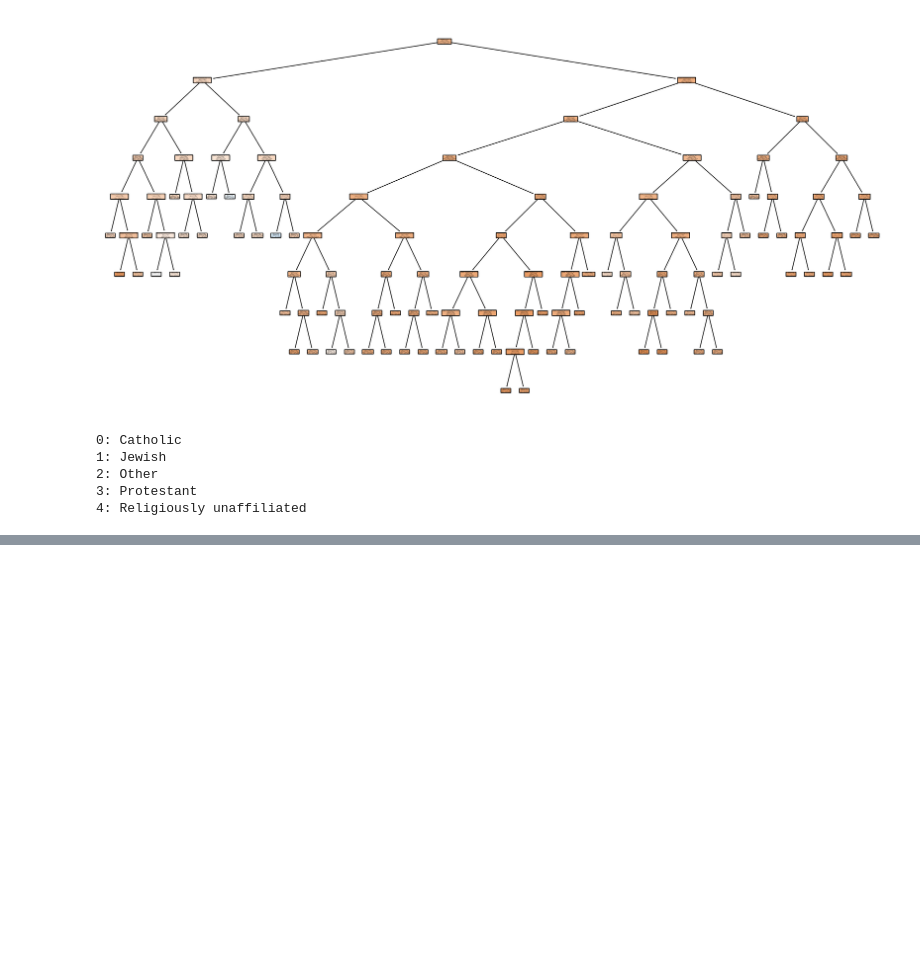
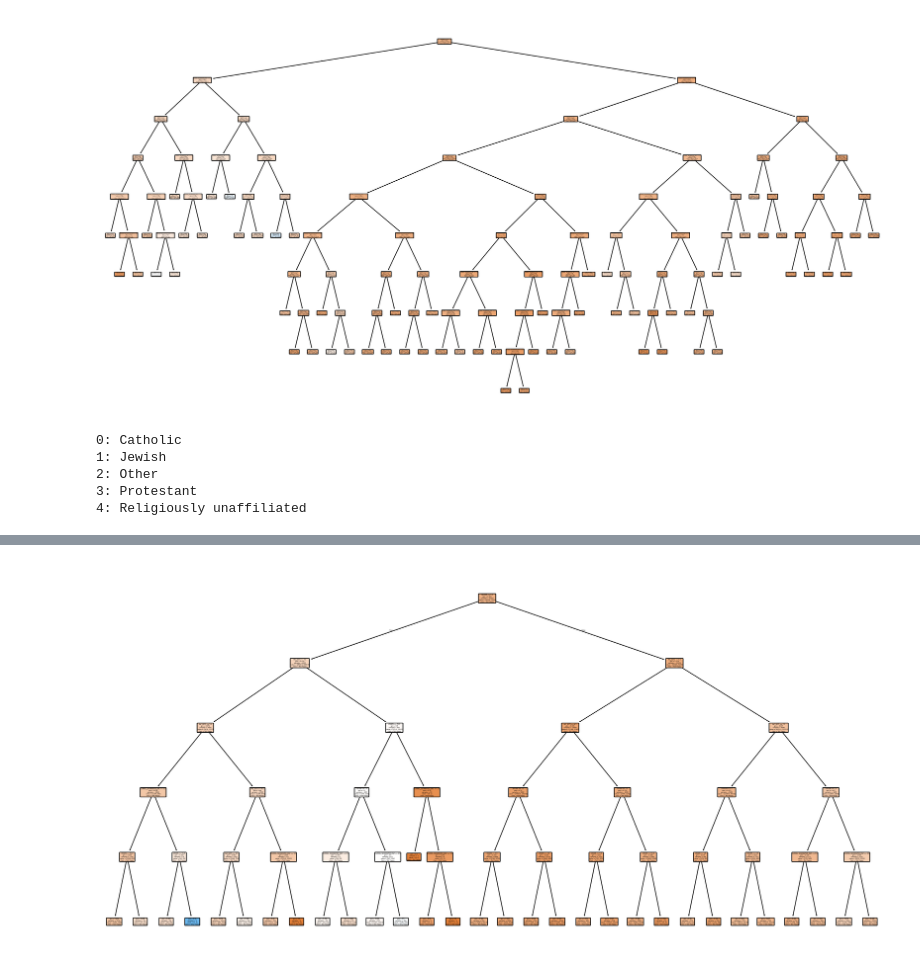
Before and after one commit to jak521/dsci441_project, a Jupyter notebook: code.ipynb, the cells around one changed output, grey strips where cells are left out. Cells and saved outputs as stored; diff of their text form; code cells hidden in the pictures; blank space fills up the shorter version.

Commit message:
added income and number of children to tree model

```diff
--- a/code.ipynb
+++ b/code.ipynb
@@ -1571,3 +1564,31 @@ for code, label in currel_encoded_mapping.items():
 2: Other
 3: Protestant
 4: Religiously unaffiliated
+# %%
+import pandas as pd
+from sklearn.tree import DecisionTreeClassifier, plot_tree
+from sklearn.model_selection import train_test_split
+from sklearn.metrics import classification_report, accuracy_score
+import matplotlib.pyplot as plt
+
+df_tree_income = df_tree[df_tree['INC_SDT1'] != 99].copy()
+df_tree_income['CURREL_SEGMENTED_ENC'] = df_tree_income['CURREL_SEGMENTED'].astype('category').cat.codes
+
+# Define X and y
+X_income = df_tree_income[['RELPER', 'CURREL_SEGMENTED_ENC', 'USGEN', 'INC_SDT1']]
+y_income = df_tree_income['HAPPY_ONE_THREE']
+
+
+# Split into train/test sets
+X_train, X_test, y_train, y_test = train_test_split(X_income, y_income, stratify=y_income, random_state=42)
+
+# Initialize and train the Decision Tree
+#tree_model = DecisionTreeClassifier(max_depth=3, random_state=42)
+tree_model_income = DecisionTreeClassifier(max_depth=5, random_state=42)
+
+tree_model_income.fit(X_train, y_train)
+
+# Predict and evaluate
+y_pred = tree_model_income.predict(X_test)
+print("Accuracy:", accuracy_score(y_test, y_pred))
+print(classification_report(y_test, y_pred))
@@ -1573,0 +1605,15 @@ for code, label in currel_encoded_mapping.items():
+# %%
+import matplotlib.pyplot as plt
+from sklearn.tree import plot_tree
+
+plt.figure(figsize=(20, 10), dpi=300)  # Increase dpi for clarity
+plot_tree(tree_model_income,
+          feature_names=X_income.columns,
+          class_names=['Not Happy', 'Very Happy'],
+          filled=True,
+          rounded=True)
+
+plt.savefig("decision_tree_highres.png", bbox_inches='tight')  # Save to file
+plt.show()
+# %% [output]
+[figure, added]
```
Also changed, not shown: parts of 4 cells of this notebook, 1 other file.
